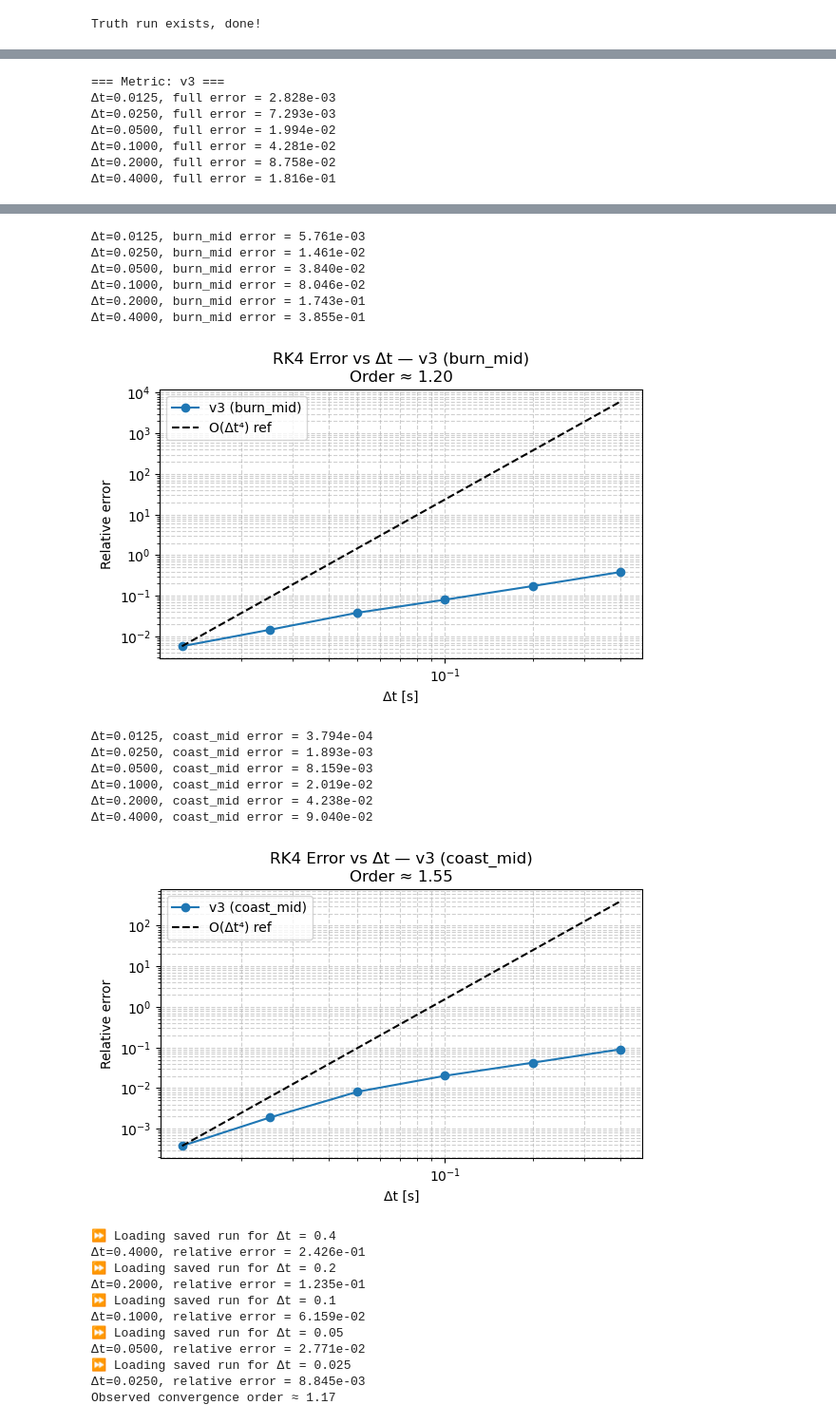
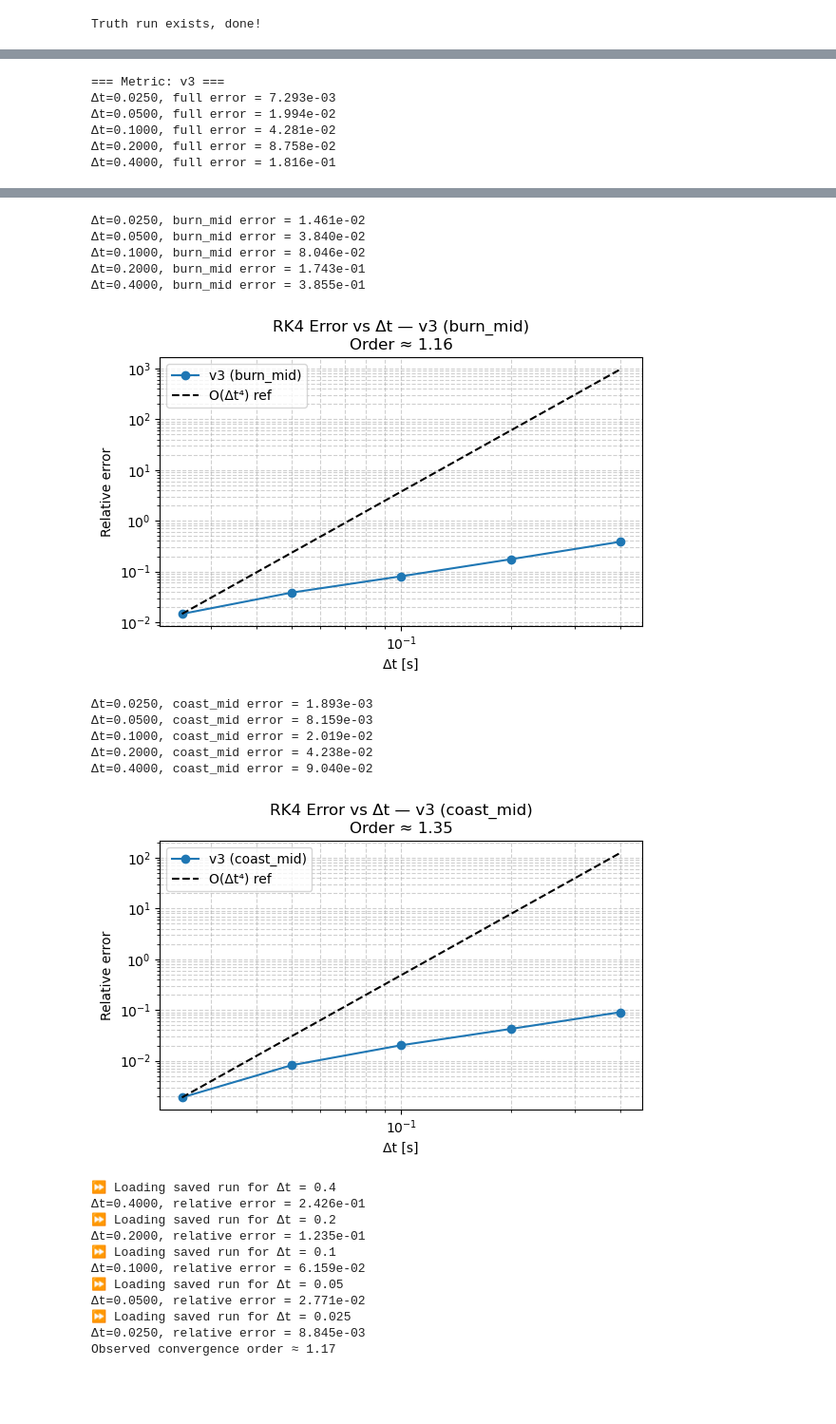
Before and after one commit to dssong2/ae370-project1, a Jupyter notebook: main/analysis.ipynb, the cells around one changed output, grey strips where cells are left out. Shown: that part at 95% size. Saved outputs shown, nothing was run; the diff lists cells and outputs as text; code cells hidden in the pictures; blank space fills up the shorter version.

```diff
--- a/main/analysis.ipynb
+++ b/main/analysis.ipynb
@@ -43,11 +48,11 @@ Truth run exists, done!
 # ============================================================
 
 # Folder for saved simulation data
-save_dir = "../data/dt_runs"
+save_dir = "../data/dt_runs2"
 os.makedirs(save_dir, exist_ok=True)
 
 # Time steps to simulate
-dt_values = np.array([0.4, 0.2, 0.1, 0.05, 0.025, 0.0125])
+dt_values = np.array([0.4, 0.2, 0.1, 0.05, 0.025])
 xhat0 = np.array([0,0,0,0,0,0,1,0,0,0])
 
 # ============================================================
@@ -68,7 +73,7 @@ def run_and_save(dt):
     dyn.setup_eom()
 
     start = time.time()
-    dyn.test_eom(xhat0)
+    dyn.run_rk4(xhat0)
     runtime = time.time() - start
 
     data = np.column_stack((dyn.ts, np.array(dyn.states)))
@@ -102,7 +116,7 @@ All simulations complete.
 # ============================================================
 data_dir = "../data/dt_runs"
 truth_path = "../data/truth_reference.csv"
-dt_values = [0.0125, 0.025, 0.05, 0.1, 0.2, 0.4]   # your coarse steps
+dt_values = [0.025, 0.05, 0.1, 0.2, 0.4]   # your coarse steps
 metrics = [("w3", 2), ("v3", 5)]           # (label, column index)
 
 # Define your Dynamics timing (same defaults as class)
@@ -213,5 +224,4 @@ for metric_name, col in metrics:
 === Metric: v3 ===
-Δt=0.0125, full error = 2.828e-03
 Δt=0.0250, full error = 7.293e-03
 Δt=0.0500, full error = 1.994e-02
 Δt=0.1000, full error = 4.281e-02
@@ -221,17 +231,15 @@ for metric_name, col in metrics:
-Δt=0.0125, burn_mid error = 5.761e-03
 Δt=0.0250, burn_mid error = 1.461e-02
 Δt=0.0500, burn_mid error = 3.840e-02
 Δt=0.1000, burn_mid error = 8.046e-02
 Δt=0.2000, burn_mid error = 1.743e-01
 Δt=0.4000, burn_mid error = 3.855e-01
-[figure, old version]
+[figure, new version]
-Δt=0.0125, coast_mid error = 3.794e-04
 Δt=0.0250, coast_mid error = 1.893e-03
 Δt=0.0500, coast_mid error = 8.159e-03
 Δt=0.1000, coast_mid error = 2.019e-02
 Δt=0.2000, coast_mid error = 4.238e-02
 Δt=0.4000, coast_mid error = 9.040e-02
-[figure, old version]
+[figure, new version]
 # %%
 # ============================================================
 # CONFIGURATION
```
Also changed, not shown: parts of 4 cells of this notebook, 2 other files.
